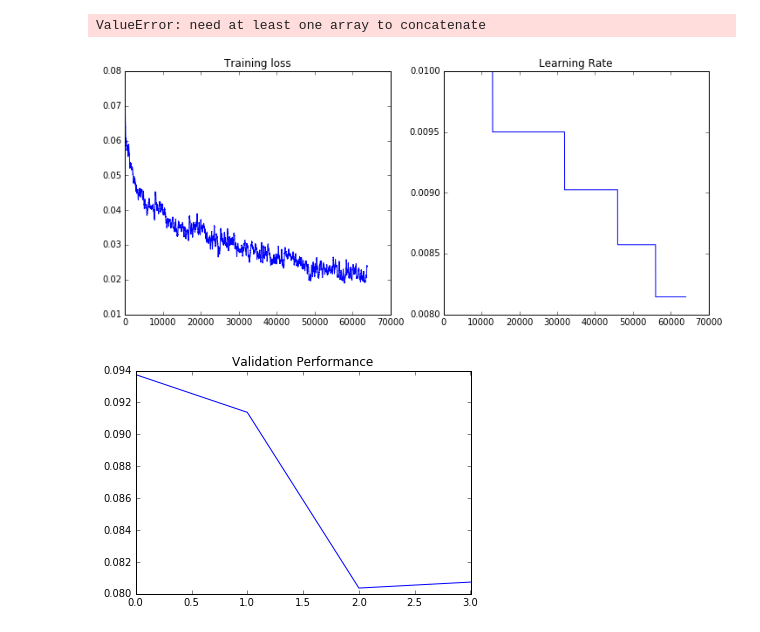
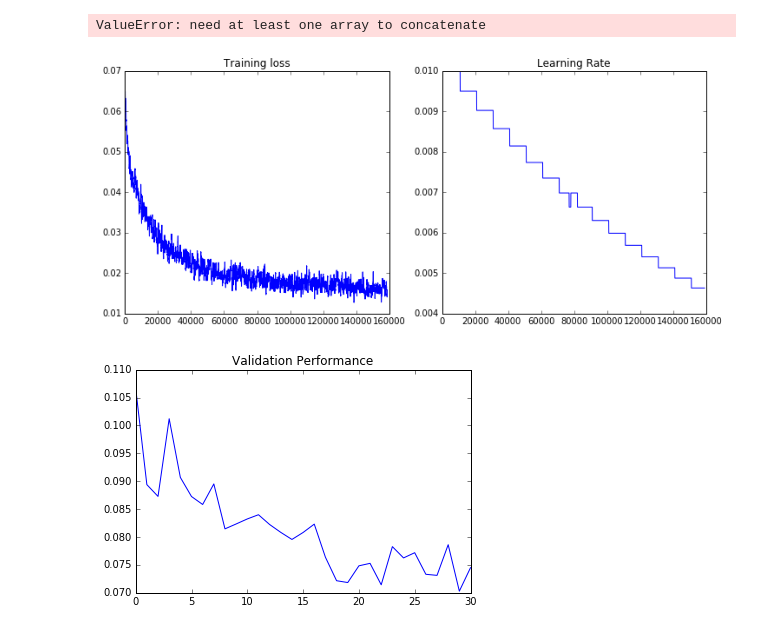
Before and after one commit to neuroailab/barrel, a Jupyter notebook: ipython_note_anlys/combinet_progress.ipynb, the cells around one changed output. Saved outputs shown, nothing was run; the diff lists cells and outputs as text; code cells hidden in the pictures.

```diff
--- a/ipython_note_anlys/combinet_progress.ipynb
+++ b/ipython_note_anlys/combinet_progress.ipynb
@@ -165,8 +165,8 @@ show_result_from_mongodb(curr_expid, 0, 0, 0)
 # %% [output]
 ValueError: need at least one array to concatenate
 # %%
-curr_expid = 'combinet_test_2'
+curr_expid = 'combinet_test_3'
 show_status(curr_expid)
 # %% [output]
-[figure, old version]
+[figure, new version]
-[figure, old version]
+[figure, new version]
```
Also changed, not shown: 2 other files.
